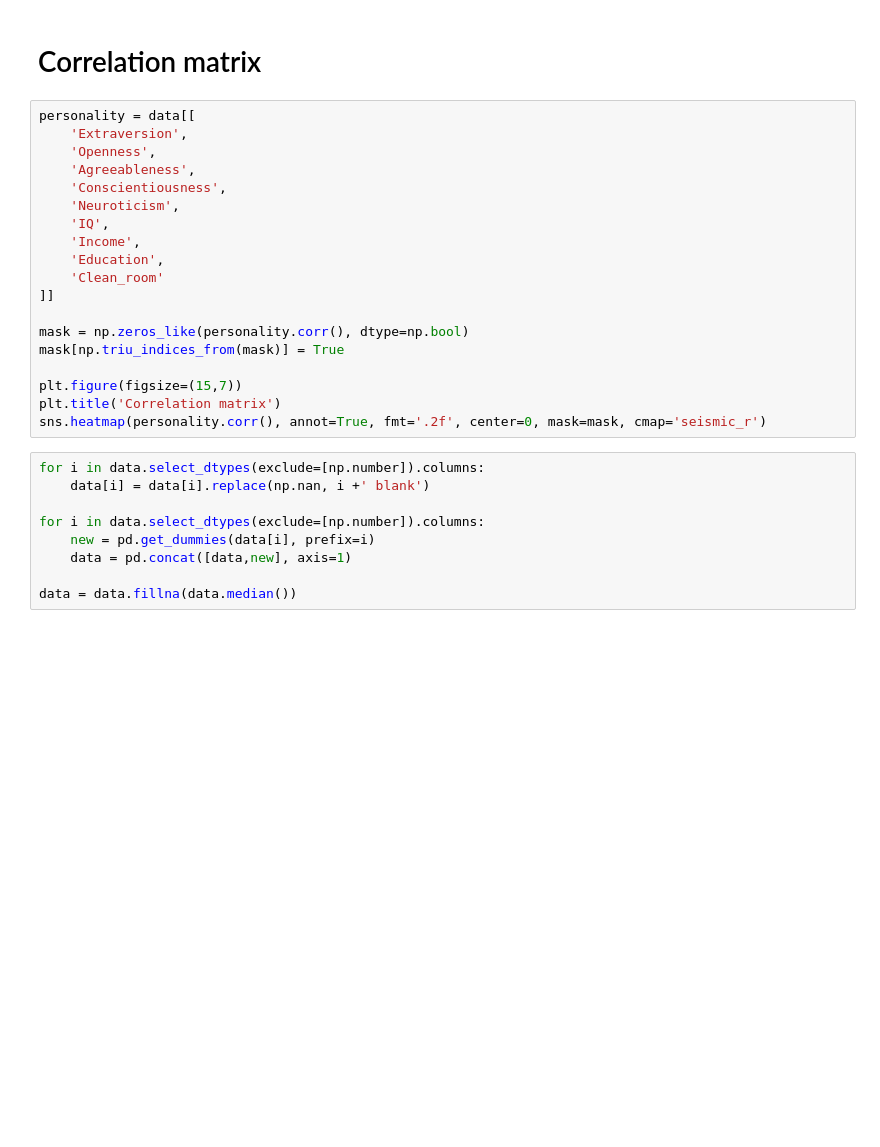
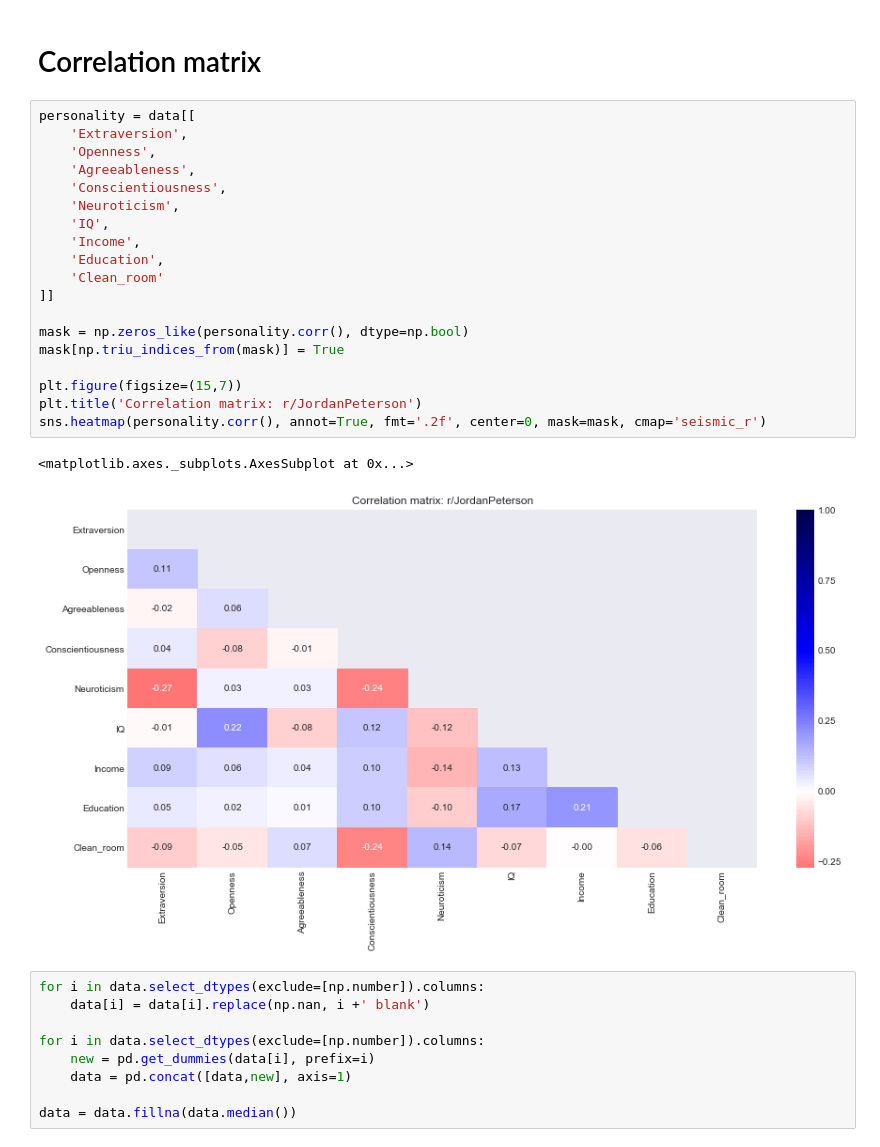
Before and after one commit to vincefav/r_JordanPeterson_statistics, a Jupyter notebook: r_JordanPeterson statistics.ipynb, the cells around one changed output. Drawn from its saved outputs; the diff is of its cells as text; blank space fills up the shorter version.

Commit message:
fix: Add visualizations

```diff
--- a/r_JordanPeterson statistics.ipynb
+++ b/r_JordanPeterson statistics.ipynb
@@ -93,22 +95,25 @@ data['Income'].fillna(data['Income'].median(), inplace=True)
 # %%
 personality = data[[
     'Extraversion',
     'Openness',
     'Agreeableness',
     'Conscientiousness',
     'Neuroticism',
     'IQ',
     'Income',
     'Education',
     'Clean_room'
 ]]
 
 mask = np.zeros_like(personality.corr(), dtype=np.bool)
 mask[np.triu_indices_from(mask)] = True
 
 plt.figure(figsize=(15,7))
-plt.title('Correlation matrix')
+plt.title('Correlation matrix: r/JordanPeterson')
 sns.heatmap(personality.corr(), annot=True, fmt='.2f', center=0, mask=mask, cmap='seismic_r')
+# %% [output]
+<matplotlib.axes._subplots.AxesSubplot at 0x...>
+[figure, added]
 # %%
 for i in data.select_dtypes(exclude=[np.number]).columns:
     data[i] = data[i].replace(np.nan, i +' blank')
```
Also changed, not shown: parts of 9 cells of this notebook.
